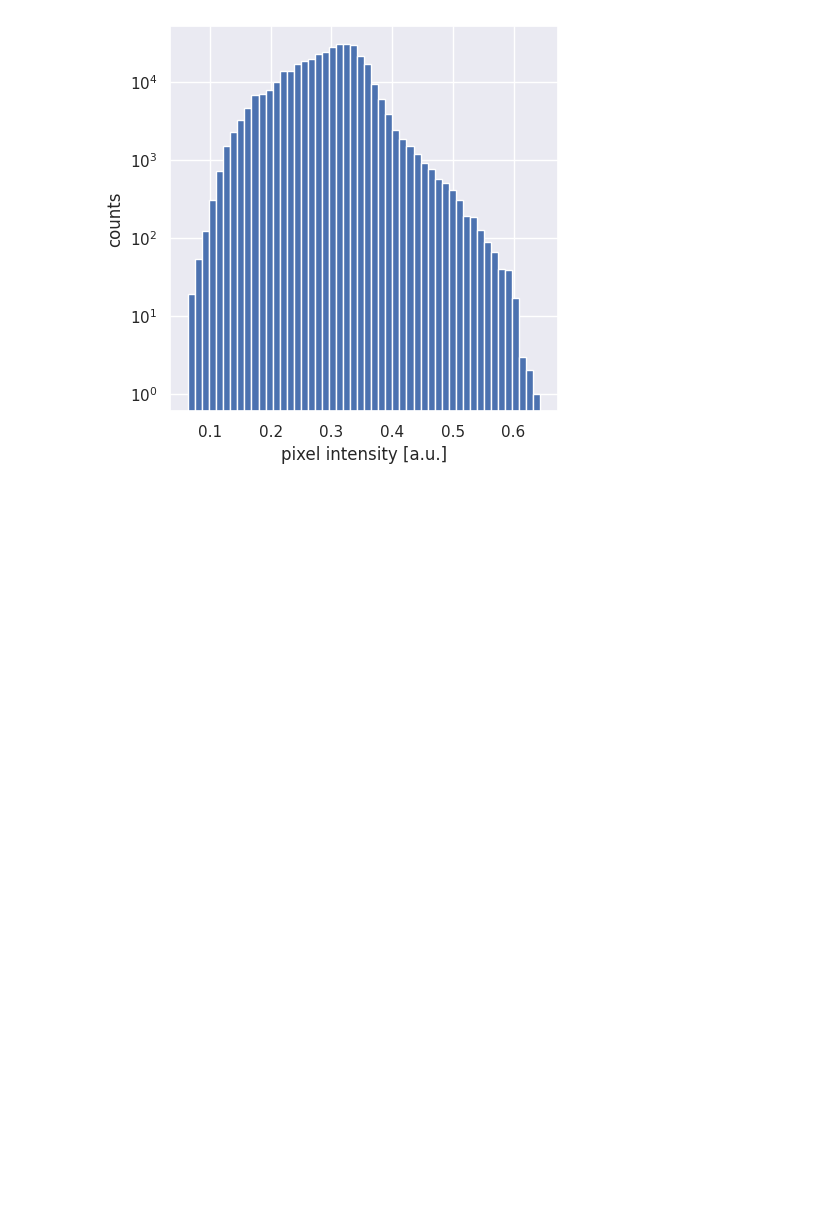
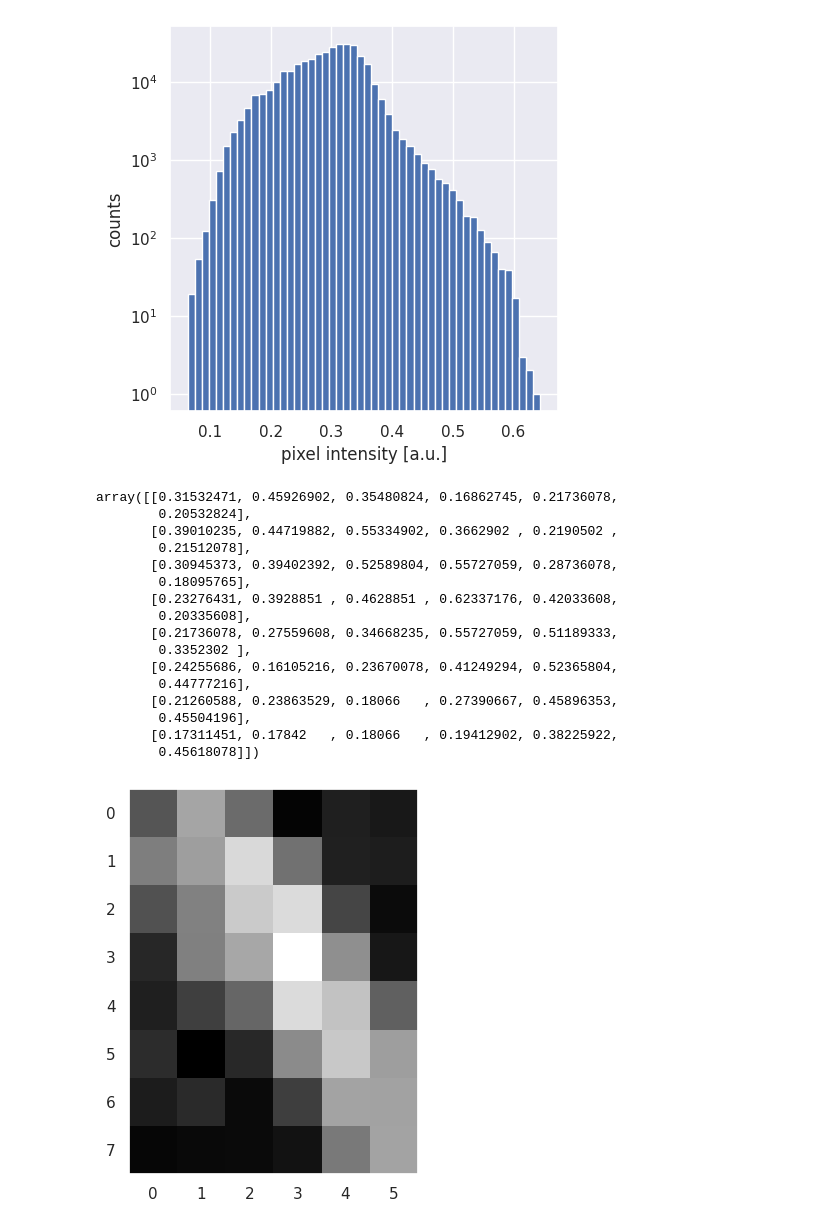
Before and after one commit to fmarotta/PBoC_2023, a Jupyter notebook: elephants_template.ipynb, the cells around one changed output. Cells and saved outputs as stored; diff of their text form; code cells hidden in the pictures; blank space fills up the shorter version.

```diff
--- a/elephants_template.ipynb
+++ b/elephants_template.ipynb
@@ -42,10 +42,10 @@ axis.grid(False)
 # %% [output]
 [figure]
 # %%
-grey_image = skimage.color.rgb2gray(image)
-grey_image
+image_grey = skimage.color.rgb2gray(image)
+image_grey
 figure, axis = plt.subplots(nrows=1, ncols=1, figsize=[5, 5])
-axis.imshow(grey_image, cmap="gray")
+axis.imshow(image_grey, cmap="gray")
 axis.grid(False)
 # %% [output]
 [figure]
@@ -57,3 +57,37 @@ axis.set_ylabel("counts")
 axis.set_yscale("log")
 # %% [output]
 [figure]
+# %%
+def plot_image(image, cmap="gray", **kwargs):
+  figure, axis = plt.subplots(nrows=1, ncols=1, figsize=[5, 5])
+  axis.imshow(image, cmap=cmap, **kwargs)
+  axis.grid(False)
+  return figure, axis
+
+def plot_hist(image, **kwargs):
+  figure, axis = plt.subplots(nrows=1, ncols=1, figsize=[5, 5])
+  axis.hist(image.flatten(), bins=50, **kwargs)
+  axis.set_yscale("log")
+  return figure, axis
+# %%
+image_zoom = image_grey[389:397, 450:456]
+plot_image(image_zoom, cmap="gray")
+image_zoom
+# %% [output]
+array([[0.31532471, 0.45926902, 0.35480824, 0.16862745, 0.21736078,
+        0.20532824],
+       [0.39010235, 0.44719882, 0.55334902, 0.3662902 , 0.2190502 ,
+        0.21512078],
+       [0.30945373, 0.39402392, 0.52589804, 0.55727059, 0.28736078,
+        0.18095765],
+       [0.23276431, 0.3928851 , 0.4628851 , 0.62337176, 0.42033608,
+        0.20335608],
+       [0.21736078, 0.27559608, 0.34668235, 0.55727059, 0.51189333,
+        0.3352302 ],
+       [0.24255686, 0.16105216, 0.23670078, 0.41249294, 0.52365804,
+        0.44777216],
+       [0.21260588, 0.23863529, 0.18066   , 0.27390667, 0.45896353,
+        0.45504196],
+       [0.17311451, 0.17842   , 0.18066   , 0.19412902, 0.38225922,
+        0.45618078]])
+[figure, added]
```
Also changed, not shown: parts of 11 cells of this notebook.
